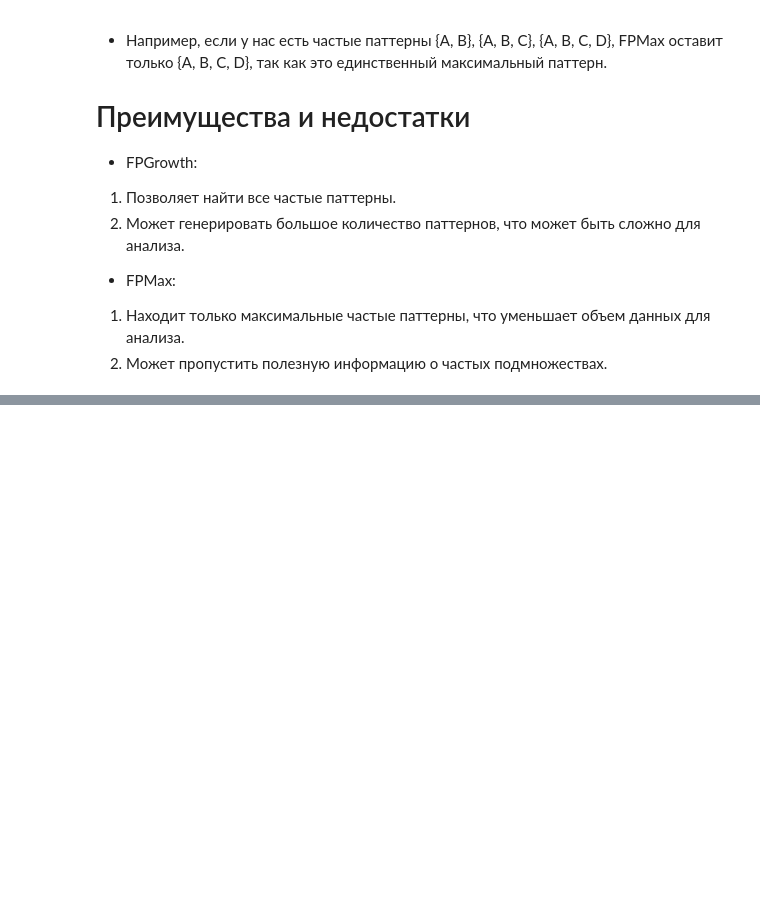
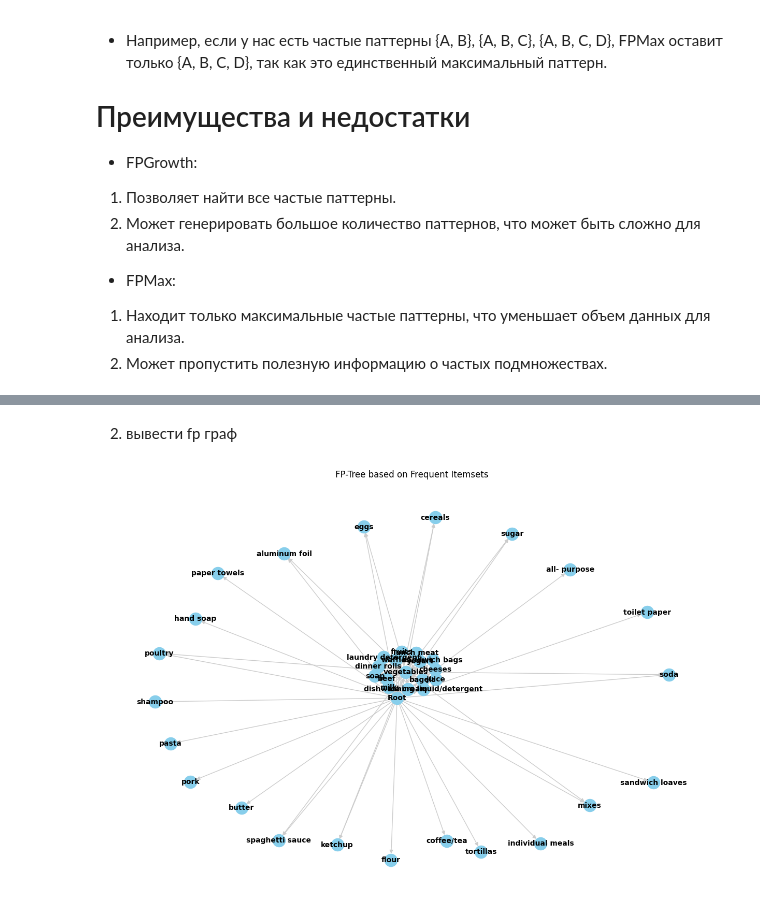
Before and after one commit to letmly/vstu_dl_labs, a Jupyter notebook: ML_labs/nbooks/ml6.ipynb, the cells around one changed output, grey strips where cells are left out. Cells and saved outputs as stored; diff of their text form; code cells hidden in the pictures; blank space fills up the shorter version.

```diff
--- a/ML_labs/nbooks/ml6.ipynb
+++ b/ML_labs/nbooks/ml6.ipynb
@@ -237,0 +254,12 @@ plt.show()
+# %%
+print(ot5_df.columns)
+ot5_df.columns = ['transact_date','transact_id', 'product']
+ot5_df = ot5_df.drop('transact_date', axis=1)
+print(ot5_df.head())
+
+products = ot5_df['product'].unique()
+print(products)
+
+tr_ids = ot5_df['transact_id'].unique()
+
+print(len(tr_ids))
@@ -237,0 +282,3 @@ plt.show()
+# %%
+ids_products = [[el for el in ot5_df[ot5_df['transact_id'] == id]['product']] for id in tr_ids]
+print(ids_products[:10], '...')
@@ -237,0 +287,5 @@ plt.show()
+# %%
+te = TransactionEncoder()
+te_ary = te.fit_transform(ids_products)
+df_new = pd.DataFrame(te_ary, columns=te.columns_)
+print(df_new)
@@ -237,0 +416,2 @@ plt.show()
+# %% [markdown]
+2) вывести fp граф
@@ -237,0 +424,34 @@ plt.show()
+# %%
+fp_new = fpgrowth(df_new, min_support=0.29, use_colnames = True)
+
+# Функция для построения FP-дерева на основе частых itemsets
+def construct_fp_tree_from_itemsets(frequent_itemsets):
+    tree = nx.DiGraph()
+    root = 'Root'
+    tree.add_node(root)
+
+    # Обход itemsets и добавление в дерево
+    for idx, row in frequent_itemsets.iterrows():
+        itemset = list(row['itemsets'])
+        current_node = root
+        for item in itemset:
+            if not tree.has_edge(current_node, item):
+                tree.add_edge(current_node, item)
+            current_node = item
+
+    return tree
+
+# Построение FP-дерева на основе частых itemsets
+fp_tree = construct_fp_tree_from_itemsets(fp_new)
+
+# Визуализация FP-дерева
+def plot_fp_tree(tree):
+    pos = nx.spring_layout(tree)
+    plt.figure(figsize=(12, 8))
+    nx.draw(tree, pos, with_labels=True, node_size=300, node_color="skyblue", font_size=10, font_weight="bold", edge_color="#CCCCCC")
+    plt.title("FP-Tree based on Frequent Itemsets")
+    plt.show()
+
+plot_fp_tree(fp_tree)
+# %% [output]
+[figure, added]
```
Also changed, not shown: parts of 15 cells of this notebook, 5 other files.
